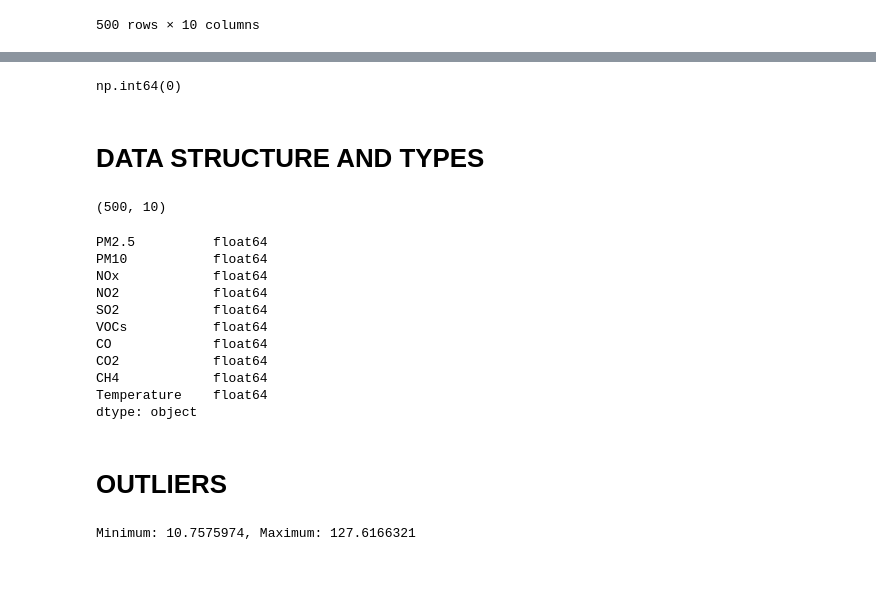
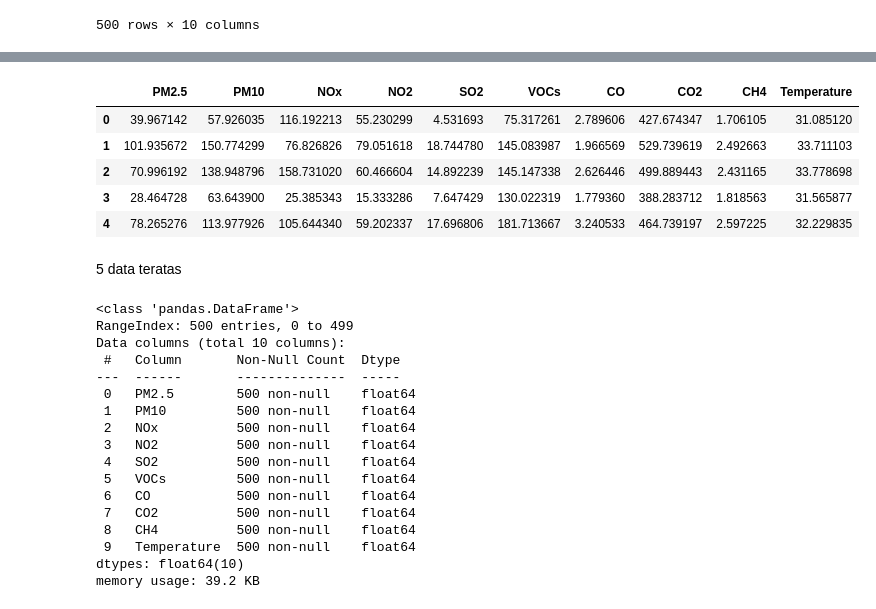
Before and after one commit to Mozzyvocca/Python-Data-Learning, a Jupyter notebook: air_quality.ipynb, the cells around one changed output, grey strips where cells are left out. Cells and saved outputs as stored; diff of their text form; code cells hidden in the pictures; blank space fills up the shorter version.

```diff
--- a/air_quality.ipynb
+++ b/air_quality.ipynb
@@ -38,35 +22,31 @@ dtype: int64
-# %%
-df.duplicated().sum()
-# %% [output]
-np.int64(0)
-# %% [markdown]
-# DATA STRUCTURE AND TYPES
 # %%
-df.shape
+df.head()
 # %% [output]
-(500, 10)
+|  | PM2.5 | PM10 | NOx | NO2 | SO2 | VOCs | CO | CO2 | CH4 | Temperature |
+| 0 | 39.967142 | 57.926035 | 116.192213 | 55.230299 | 4.531693 | 75.317261 | 2.789606 | 427.674347 | 1.706105 | 31.085120 |
+| 1 | 101.935672 | 150.774299 | 76.826826 | 79.051618 | 18.744780 | 145.083987 | 1.966569 | 529.739619 | 2.492663 | 33.711103 |
+| 2 | 70.996192 | 138.948796 | 158.731020 | 60.466604 | 14.892239 | 145.147338 | 2.626446 | 499.889443 | 2.431165 | 33.778698 |
+| 3 | 28.464728 | 63.643900 | 25.385343 | 15.333286 | 7.647429 | 130.022319 | 1.779360 | 388.283712 | 1.818563 | 31.565877 |
+| 4 | 78.265276 | 113.977926 | 105.644340 | 59.202337 | 17.696806 | 181.713667 | 3.240533 | 464.739197 | 2.597225 | 32.229835 |
+# %% [markdown]
+5 data teratas
 # %%
-df.dtypes
+df.info()
 # %% [output]
-PM2.5          float64
-PM10           float64
-NOx            float64
-NO2            float64
-SO2            float64
-VOCs           float64
-CO             float64
-CO2            float64
-CH4            float64
-Temperature    float64
-dtype: object
+<class 'pandas.DataFrame'>
+RangeIndex: 500 entries, 0 to 499
+Data columns (total 10 columns):
+ #   Column       Non-Null Count  Dtype
+---  ------       --------------  -----
+ 0   PM2.5        500 non-null    float64
+ 1   PM10         500 non-null    float64
+ 2   NOx          500 non-null    float64
+ 3   NO2          500 non-null    float64
+ 4   SO2          500 non-null    float64
+ 5   VOCs         500 non-null    float64
+ 6   CO           500 non-null    float64
+ 7   CO2          500 non-null    float64
+ 8   CH4          500 non-null    float64
+ 9   Temperature  500 non-null    float64
+dtypes: float64(10)
+memory usage: 39.2 KB
-# %% [markdown]
-# OUTLIERS
-# %%
-#Example usage
-def find_extremes(df, column):
-    return df[column].min(), df[column].max()
-
-min_val, max_val = find_extremes(df, 'PM2.5')
-print(f'Minimum: {min_val}, Maximum: {max_val}')
-# %% [output]
-Minimum: 10.7575974, Maximum: 127.6166321
```
Also changed, not shown: parts of 13 cells of this notebook, 1 other file.
